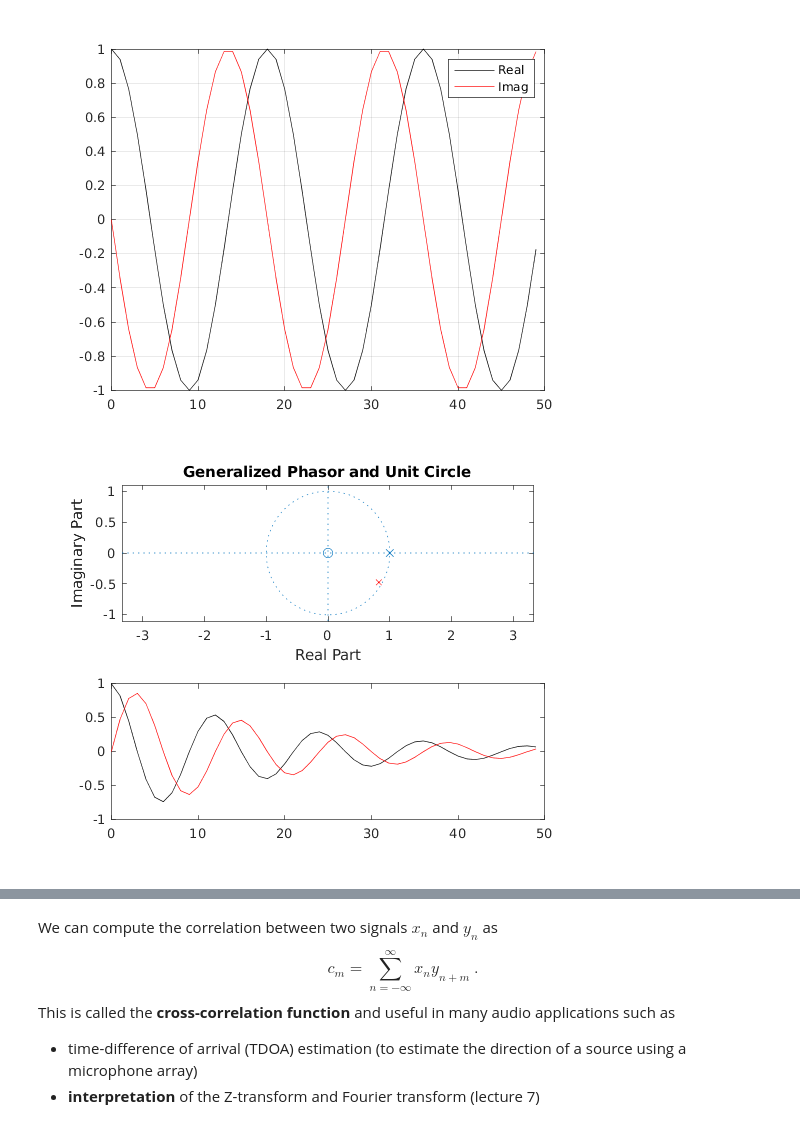
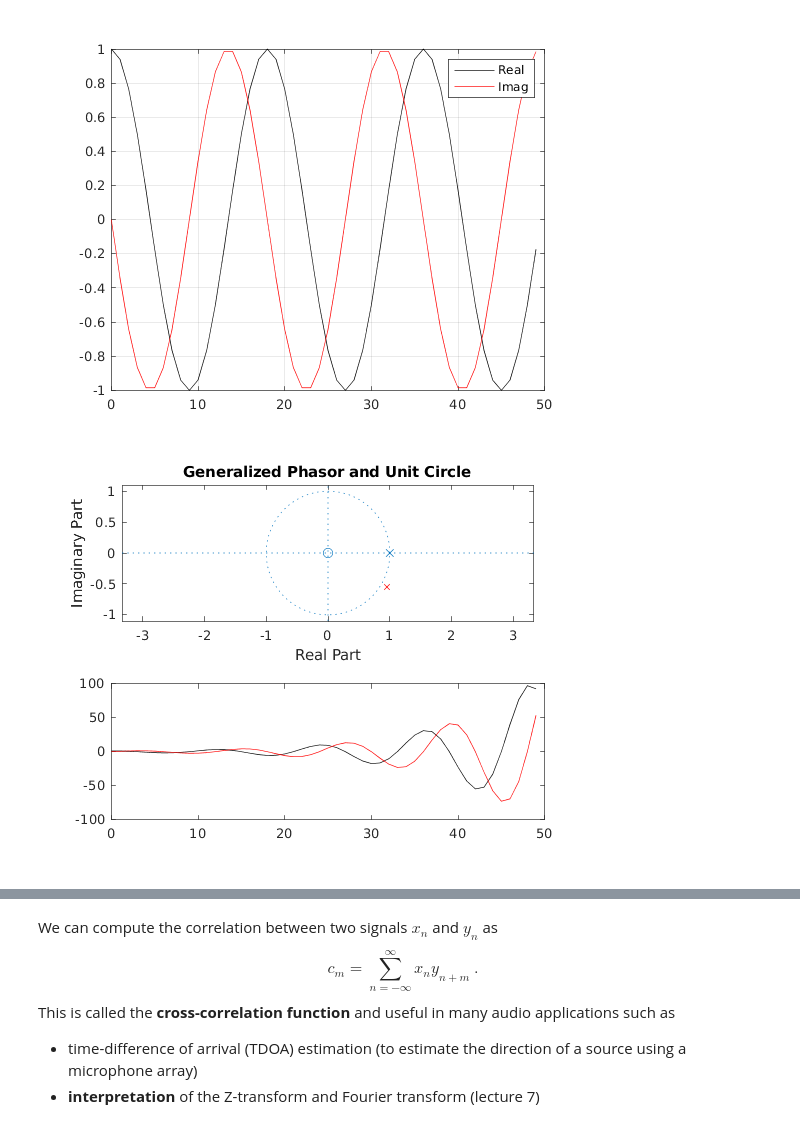
Before and after one commit to SMC-AAU-CPH/med4-ap-matlab, a Jupyter notebook: lecture6_More_About_Filters/apLecture6.ipynb, the cells around one changed output, grey strips where cells are left out. Cells and saved outputs as stored; diff of their text form; code cells hidden in the pictures.

```diff
--- a/lecture6_More_About_Filters/apLecture6.ipynb
+++ b/lecture6_More_About_Filters/apLecture6.ipynb
@@ -70,19 +70,19 @@ legend('Real','Imag')
 # %% [output]
 [figure]
 # %%
-magnitude = 0.95; % any nonnegative number
+magnitude = 1.1; % any nonnegative number
 digitalFreq = -30*pi/180 ; % radians/sample
 complexNumber = magnitude*exp(-j*digitalFreq);
 subplot(211);zplane(0,1); hold on;
 plot(magnitude*cos(digitalFreq),magnitude*sin(digitalFreq),'rx')
 title("Generalized Phasor and Unit Circle")
 %% Gen Phasor in time
 GenPhasor = magnitude.^samplingIndices.*exp(-j*digitalFreq*samplingIndices);
 subplot(212)
 plot(samplingIndices,real(GenPhasor),'k');hold on
 plot(samplingIndices,imag(GenPhasor),'r');hold on
 # %% [output]
-[figure, old version]
+[figure, new version]
 # %% [markdown]
 ### Correlation
 How do you rank the signals in terms of similarity to $x_n$?
```
Also changed, not shown: parts of 5 cells of this notebook, 19 other files.
